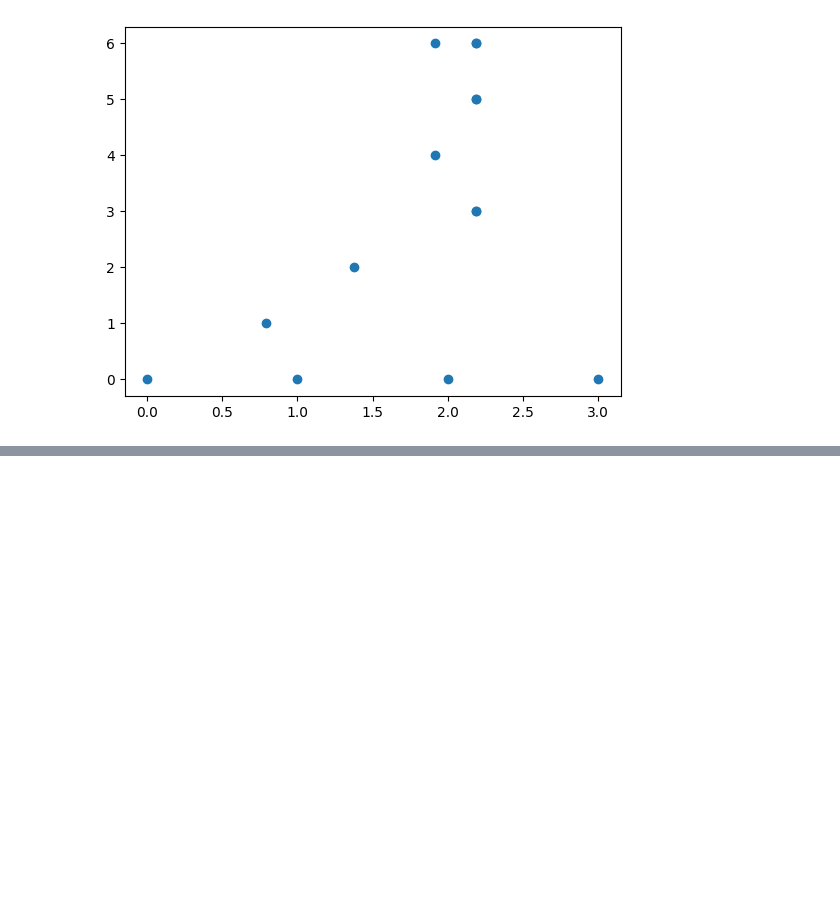
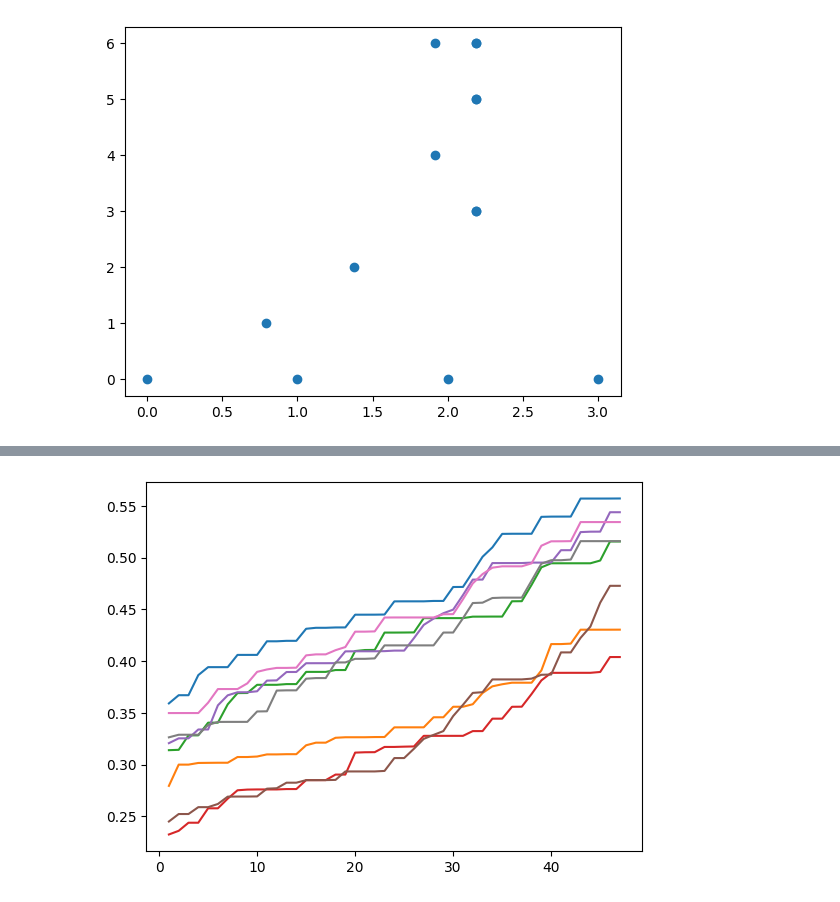
Before and after one commit to osmond-lab/sparg, a Jupyter notebook: chopping_args.ipynb, the cells around one changed output, grey strips where cells are left out. Saved outputs shown, nothing was run; the diff lists cells and outputs as text; code cells hidden in the pictures; blank space fills up the shorter version.

Commit message:
chopping ARGs example and changed to uncorrected dispersal rates

```diff
--- a/chopping_args.ipynb
+++ b/chopping_args.ipynb
@@ -730,0 +876,16 @@ plt.show()
+# %%
+dispersal_1 = np.loadtxt("QE/slim/slim_0.25rep1sigma_dispersalrateestimates_50_seqlen_1_chopped_4000.txt")
+plt.plot(dispersal_1[:,0], dispersal_1[:,2])
+plt.plot(dispersal_1[:,0], dispersal_1[:,3])
+dispersal_2 = np.loadtxt("QE/slim/slim_0.25rep1sigma_dispersalrateestimates_50_seqlen_2_chopped_4000.txt")
+plt.plot(dispersal_2[:,0], dispersal_2[:,2])
+plt.plot(dispersal_2[:,0], dispersal_2[:,3])
+dispersal_3 = np.loadtxt("QE/slim/slim_0.25rep1sigma_dispersalrateestimates_50_seqlen_3_chopped_4000.txt")
+plt.plot(dispersal_3[:,0], dispersal_3[:,2])
+plt.plot(dispersal_3[:,0], dispersal_3[:,3])
+dispersal_4 = np.loadtxt("QE/slim/slim_0.25rep1sigma_dispersalrateestimates_50_seqlen_4_chopped_4000.txt")
+plt.plot(dispersal_4[:,0], dispersal_4[:,2])
+plt.plot(dispersal_4[:,0], dispersal_4[:,3])
+plt.show()
+# %% [output]
+[figure, added]
```
Also changed, not shown: parts of 7 cells of this notebook, 8 other files.
